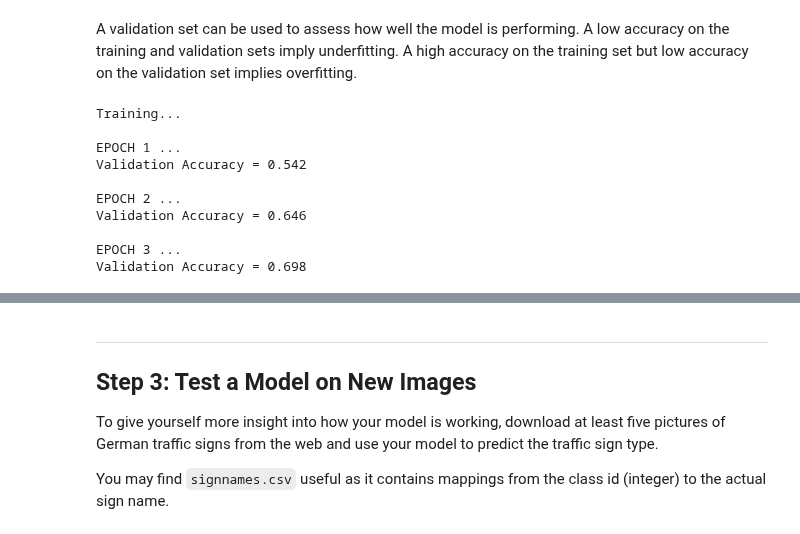
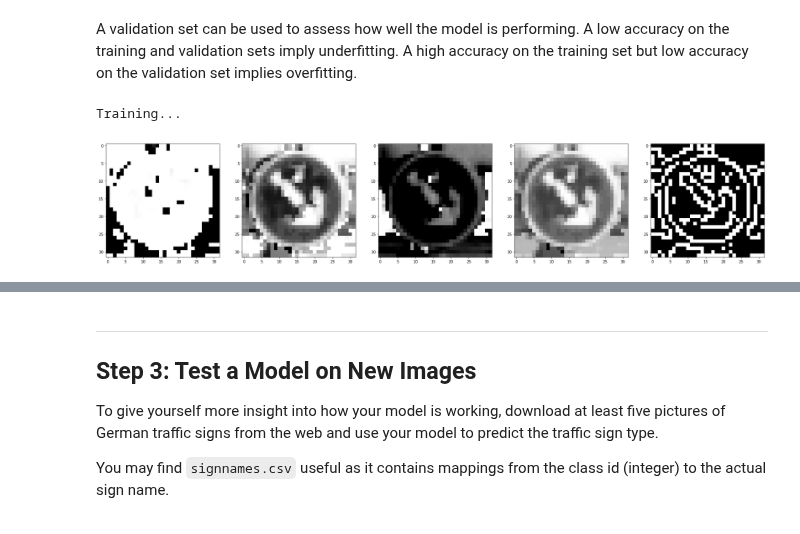
Before and after one commit to ekkus93/CarND-Traffic-Sign-Classifier-Project, a Jupyter notebook: Traffic_Sign_Classifier.ipynb, the cells around one changed output, grey strips where cells are left out. Drawn from its saved outputs; the diff is of its cells as text; code cells hidden in the pictures.

```diff
--- a/Traffic_Sign_Classifier.ipynb
+++ b/Traffic_Sign_Classifier.ipynb
@@ -323,6 +323,7 @@ def get_color_mask(image):
     hsv = cv2.cvtColor(eq_image, cv2.COLOR_RGB2HSV).astype(np.float32)
 
     mask_arr = [eq_image[:,:,i] for i in range(eq_image.shape[2])]
+    mask_arr += [hsv[:,:,i] for i in range(hsv.shape[2])]
 
     mask_arr.append(get_black_mask(eq_image))
     mask_arr.append(get_canny(eq_image, min_threshold=0, max_threshold=100))
@@ -331,7 +332,7 @@ def get_color_mask(image):
     color_mask = np.swapaxes(color_mask,0,1)
     color_mask = np.swapaxes(color_mask,1,2)
 
-    assert color_mask.shape[2] == 5, color_mask.shape
+    assert color_mask.shape[2] == 8, color_mask.shape
 
     return color_mask
 # %%
@@ -589,8 +594,8 @@ def fully_connected(x, shape_in, shape_out):
     return tf.matmul(x, fc_W) + fc_b, fc_W
 
 def LeNet(x, mu = 0, sigma = 0.1, alpha=0.05):
-    # Layer 1: Convolutional. Input = 32x32x5. Output = 32x32x16.
-    conv1, conv1_W = conv_layer(x, 5, 16, mu, sigma)
+    # Layer 1: Convolutional. Input = 32x32x8. Output = 32x32x16.
+    conv1, conv1_W = conv_layer(x, 8, 16, mu, sigma)
     print(conv1.get_shape())
 
     # Leaky ReLU
@@ -649,7 +654,7 @@ def LeNet(x, mu = 0, sigma = 0.1, alpha=0.05):
 
     return logits, keep_prob, [conv1_W, conv2_W, conv3_W, fc1_W, fc2_W, fc3_W]
 # %%
-x = tf.placeholder(tf.float32, (None, 32, 32, 5))
+x = tf.placeholder(tf.float32, (None, 32, 32, 8))
 y = tf.placeholder(tf.int32, (None))
 one_hot_y = tf.one_hot(y, 43)
 # %%
@@ -743,15 +748,6 @@ with tf.Session() as sess:
     print("Model saved")
 # %% [output]
 Training...
-
-EPOCH 1 ...
-Validation Accuracy = 0.542
-
-EPOCH 2 ...
-Validation Accuracy = 0.646
-
-EPOCH 3 ...
-Validation Accuracy = 0.698
 # %%
 with tf.Session() as sess:
     sess.run(tf.global_variables_initializer())
@@ -759,3 +755,19 @@ with tf.Session() as sess:
 
     test_accuracy = evaluate(X_test_preprocessed, y_test)
     print("Test Accuracy = {:.3f}".format(test_accuracy))
+# %%
+def display_layers(image):
+    plt.figure(figsize=(32,18))
+
+    for i in range(image.shape[2]):
+        layer = image[:,:,i]
+
+        plt.subplot(1, image.shape[2], i + 1)
+
+        plt.imshow(layer, cmap='gray')
+
+    plt.show()
+# %%
+display_layers(X_train_preprocessed[0])
+# %% [output]
+[figure, added]
```
Also changed, not shown: parts of 6 cells of this notebook.
